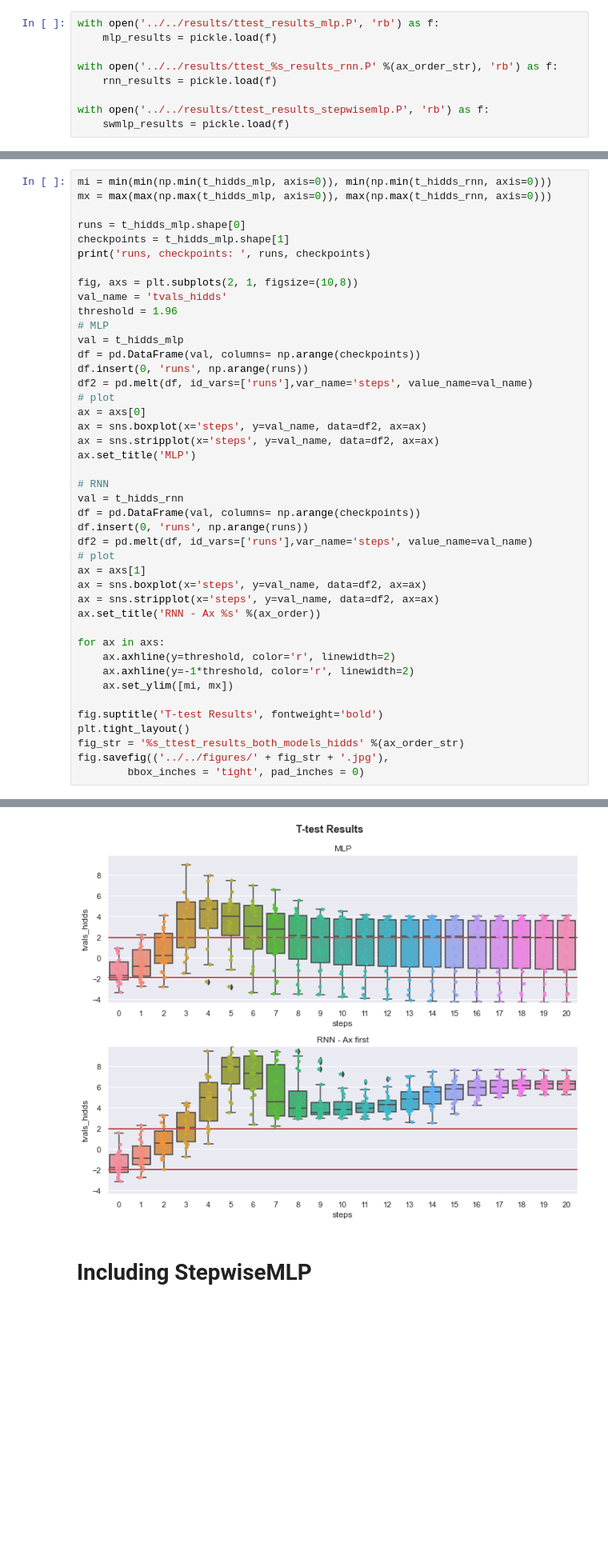
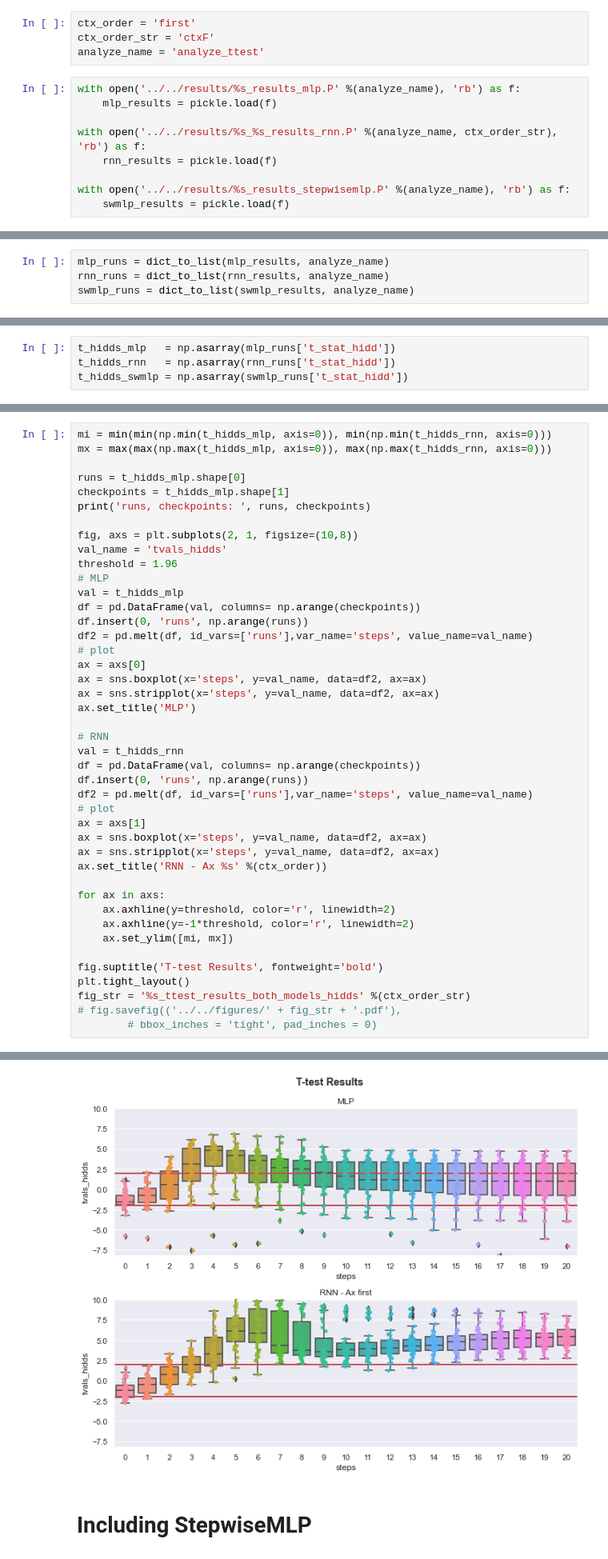
Before and after one commit to MaryZolfaghar/WCSLS, a Jupyter notebook: notebooks/resutls_ttest.ipynb, the cells around one changed output, grey strips where cells are left out. Shown at 80% size. Saved outputs shown, nothing was run; the diff lists cells and outputs as text; blank space fills up the shorter version.

Commit message:
fixing the issue with not having the same RNN results

```diff
--- a/notebooks/resutls_ttest.ipynb
+++ b/notebooks/resutls_ttest.ipynb
@@ -15,9 +15,13 @@ ax_order_str = 'axF'
+# %%
+ctx_order = 'first'
+ctx_order_str = 'ctxF'
+analyze_name = 'analyze_ttest'
 # %%
-with open('../../results/ttest_results_mlp.P', 'rb') as f:
+with open('../../results/%s_results_mlp.P' %(analyze_name), 'rb') as f:
     mlp_results = pickle.load(f)
 
-with open('../../results/ttest_%s_results_rnn.P' %(ax_order_str), 'rb') as f:
+with open('../../results/%s_%s_results_rnn.P' %(analyze_name, ctx_order_str), 'rb') as f:
     rnn_results = pickle.load(f)
 
-with open('../../results/ttest_results_stepwisemlp.P', 'rb') as f:
+with open('../../results/%s_results_stepwisemlp.P' %(analyze_name), 'rb') as f:
     swmlp_results = pickle.load(f)
@@ -27,0 +28,4 @@ t_hidds_swmlp = swmlp_results['ttest_results']['t_stat_hidd']
+# %%
+mlp_runs = dict_to_list(mlp_results, analyze_name)
+rnn_runs = dict_to_list(rnn_results, analyze_name)
+swmlp_runs = dict_to_list(swmlp_results, analyze_name)
@@ -27,0 +36,4 @@ t_hidds_swmlp = swmlp_results['ttest_results']['t_stat_hidd']
+# %%
+t_hidds_mlp   = np.asarray(mlp_runs['t_stat_hidd'])
+t_hidds_rnn   = np.asarray(rnn_runs['t_stat_hidd'])
+t_hidds_swmlp = np.asarray(swmlp_runs['t_stat_hidd'])
@@ -56,7 +72,7 @@ df2 = pd.melt(df, id_vars=['runs'],var_name='steps', value_name=val_name)
 ax = axs[1]
 ax = sns.boxplot(x='steps', y=val_name, data=df2, ax=ax)
 ax = sns.stripplot(x='steps', y=val_name, data=df2, ax=ax)
-ax.set_title('RNN - Ax %s' %(ax_order))
+ax.set_title('RNN - Ax %s' %(ctx_order))
 
 for ax in axs:
     ax.axhline(y=threshold, color='r', linewidth=2)
@@ -65,7 +81,7 @@ for ax in axs:
 
 fig.suptitle('T-test Results', fontweight='bold')
 plt.tight_layout()
-fig_str = '%s_ttest_results_both_models_hidds' %(ax_order_str)
-fig.savefig(('../../figures/' + fig_str + '.jpg'),
-        bbox_inches = 'tight', pad_inches = 0)
+fig_str = '%s_ttest_results_both_models_hidds' %(ctx_order_str)
+# fig.savefig(('../../figures/' + fig_str + '.pdf'),
+        # bbox_inches = 'tight', pad_inches = 0)
 # %% [output]
@@ -73,3 +89,3 @@ runs, checkpoints:  20 21
-[figure, old version]
+[figure, new version]
 # %% [markdown]
 # Including StepwiseMLP
```
Also changed, not shown: parts of 9 cells of this notebook, 11 other files.
